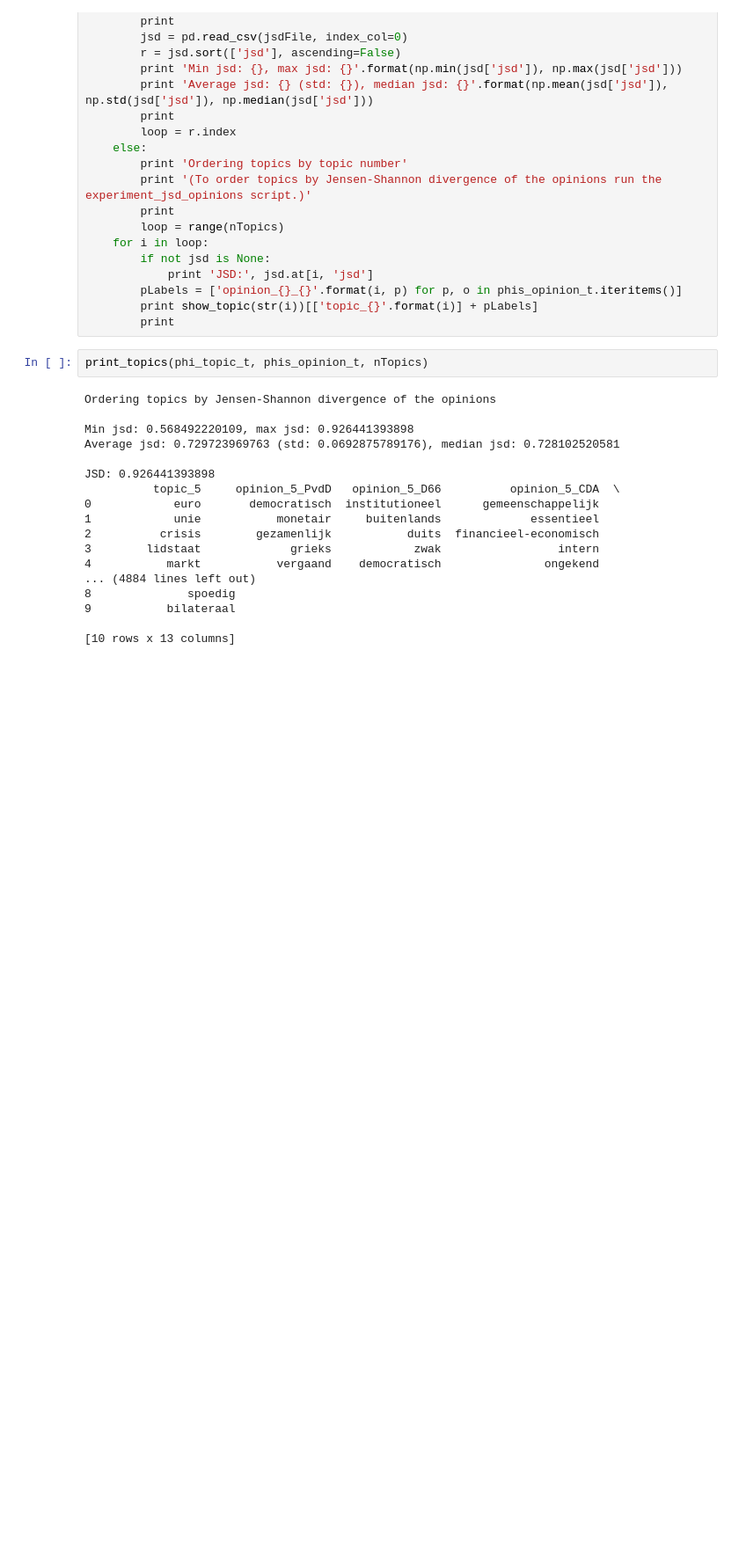
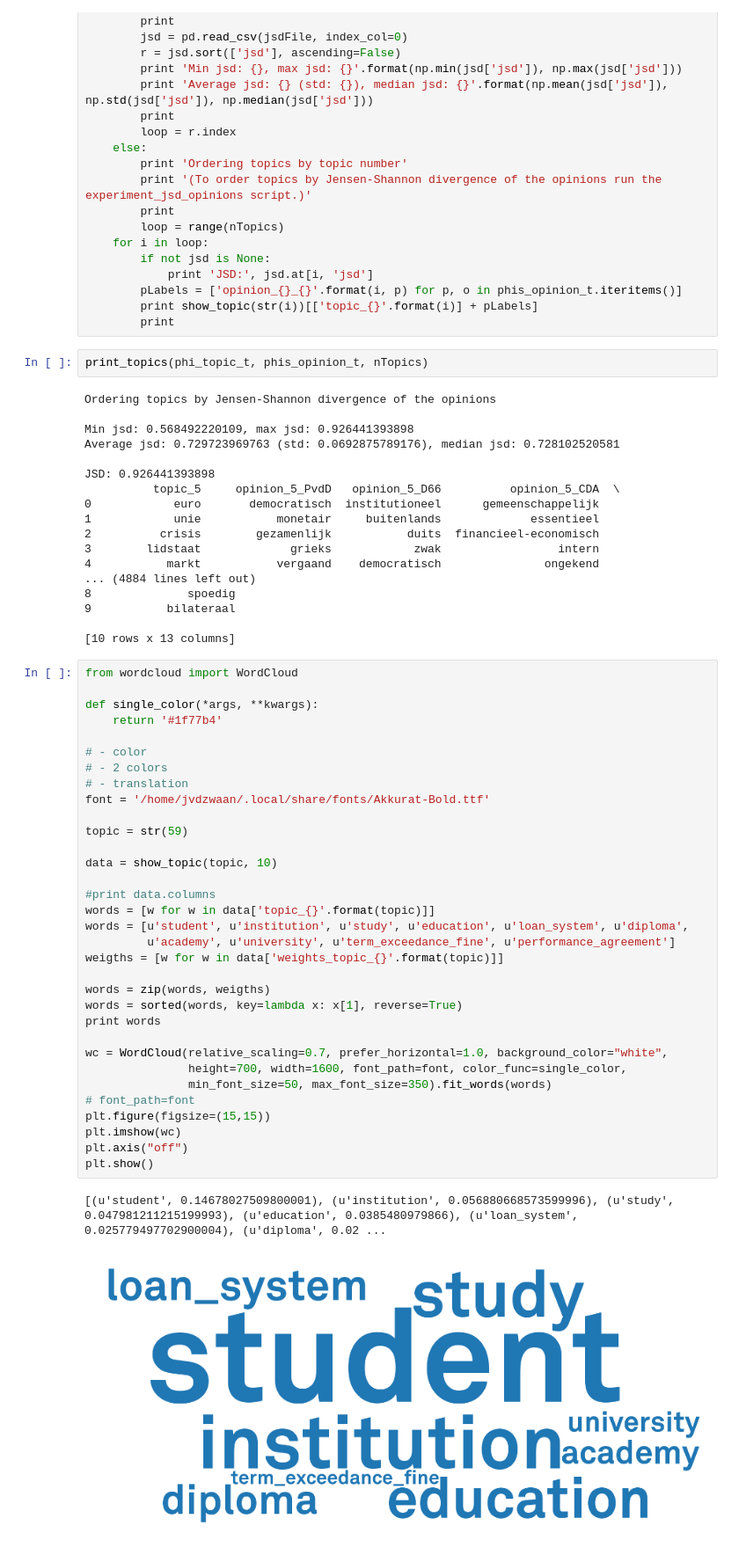
Before and after one commit to jvdzwaan/dilipad, a Jupyter notebook: results/20112012-adj-parties.ipynb, the cells around one changed output. Shown at 88% size. Cells and saved outputs as stored; diff of their text form; blank space fills up the shorter version.

```diff
--- a/results/20112012-adj-parties.ipynb
+++ b/results/20112012-adj-parties.ipynb
@@ -198,3 +198,39 @@ JSD: 0.926441393898
 9           bilateraal
 
 [10 rows x 13 columns]
+# %%
+from wordcloud import WordCloud
+
+def single_color(*args, **kwargs):
+    return '#1f77b4'
+
+# - color
+# - 2 colors
+# - translation
+font = '/home/jvdzwaan/.local/share/fonts/Akkurat-Bold.ttf'
+
+topic = str(59)
+
+data = show_topic(topic, 10)
+
+#print data.columns
+words = [w for w in data['topic_{}'.format(topic)]]
+words = [u'student', u'institution', u'study', u'education', u'loan_system', u'diploma',
+         u'academy', u'university', u'term_exceedance_fine', u'performance_agreement']
+weigths = [w for w in data['weights_topic_{}'.format(topic)]]
+
+words = zip(words, weigths)
+words = sorted(words, key=lambda x: x[1], reverse=True)
+print words
+
+wc = WordCloud(relative_scaling=0.7, prefer_horizontal=1.0, background_color="white",
+               height=700, width=1600, font_path=font, color_func=single_color,
+               min_font_size=50, max_font_size=350).fit_words(words)
+# font_path=font
+plt.figure(figsize=(15,15))
+plt.imshow(wc)
+plt.axis("off")
+plt.show()
+# %% [output]
+[(u'student', 0.14678027509800001), (u'institution', 0.056880668573599996), (u'study', 0.047981211215199993), (u'education', 0.0385480979866), (u'loan_system', 0.025779497702900004), (u'diploma', 0.02 ...
+[figure, added]
```
Also changed, not shown: parts of 4 cells of this notebook, 2 other files.
